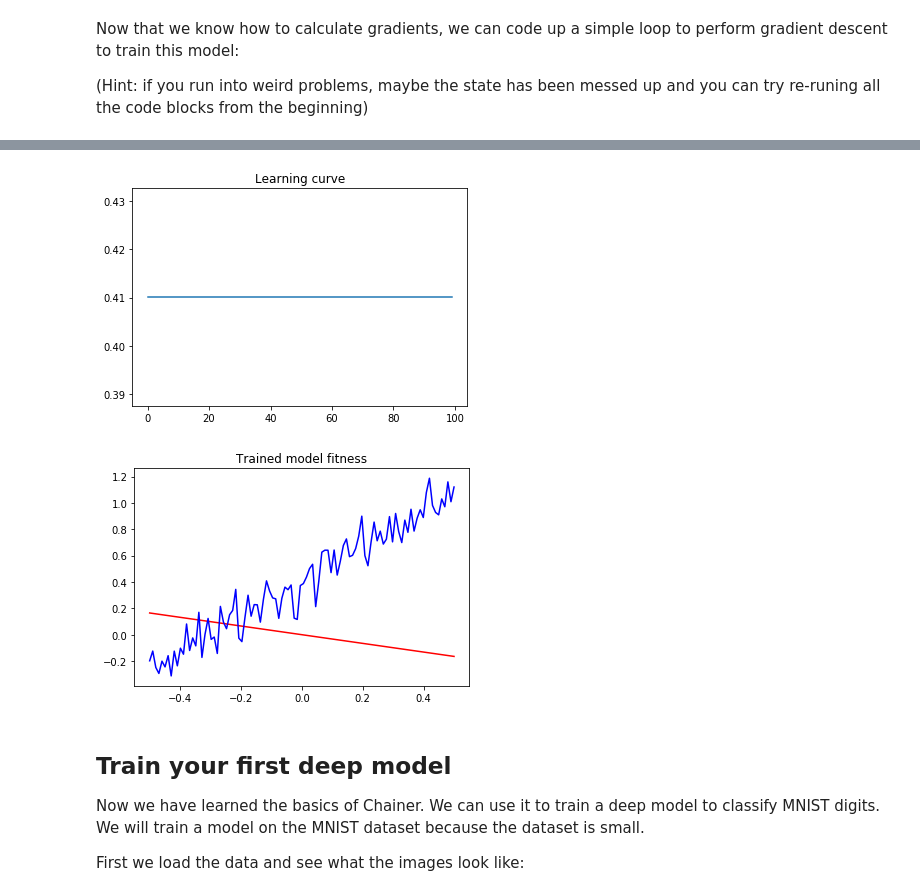
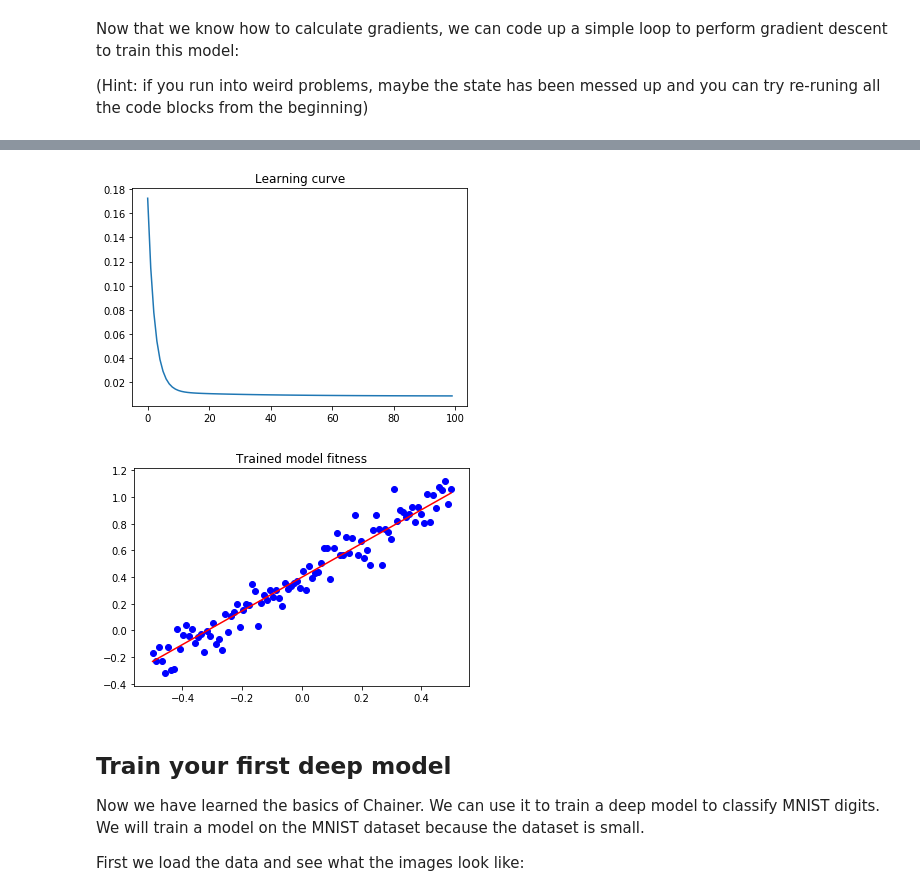
Before and after one commit to jmrf/deeprlbootcamp, a Jupyter notebook: lab2/Lab 2.ipynb, the cells around one changed output, grey strips where cells are left out. Saved outputs shown, nothing was run; the diff lists cells and outputs as text; code cells hidden in the pictures.

```diff
--- a/lab2/Lab 2.ipynb
+++ b/lab2/Lab 2.ipynb
@@ -108,6 +108,7 @@ Now that we know how to calculate gradients, we can code up a simple loop to per
 # now we can perform gradient descent to improve this model
 model = L.Linear(in_size=1, out_size=1)
 losses = []
+lr = 1e-1
 
 for i in range(100):
     model.cleargrads()
@@ -117,8 +118,13 @@ for i in range(100):
     ## Hint: you could access gradients with model.W.grad, model.b.grad
     ## Hint2: you could write data into a parameter with model.W.data[:] = some_numpy_array
     ## Hint3: if your model doesn't learn, remember to try different learning rates
+    loss.backward()
+    model.W.data[:] -= model.W.grad * lr
+    model.b.data[:] -= model.b.grad * lr
+
     if i % 25 == 0:
         print("Itr", i, "loss:", loss)
+
 plt.plot(np.array(losses))
 plt.title("Learning curve")
 plt.figure()
@@ -133,5 +139,5 @@ Itr 75 loss: variable(0.41011232137680054)
-[figure, old version]
+[figure, new version]
-[figure, old version]
+[figure, new version]
 # %% [markdown]
 ## Train your first deep model
 
```
Also changed, not shown: parts of 9 cells of this notebook, 1 other file.
